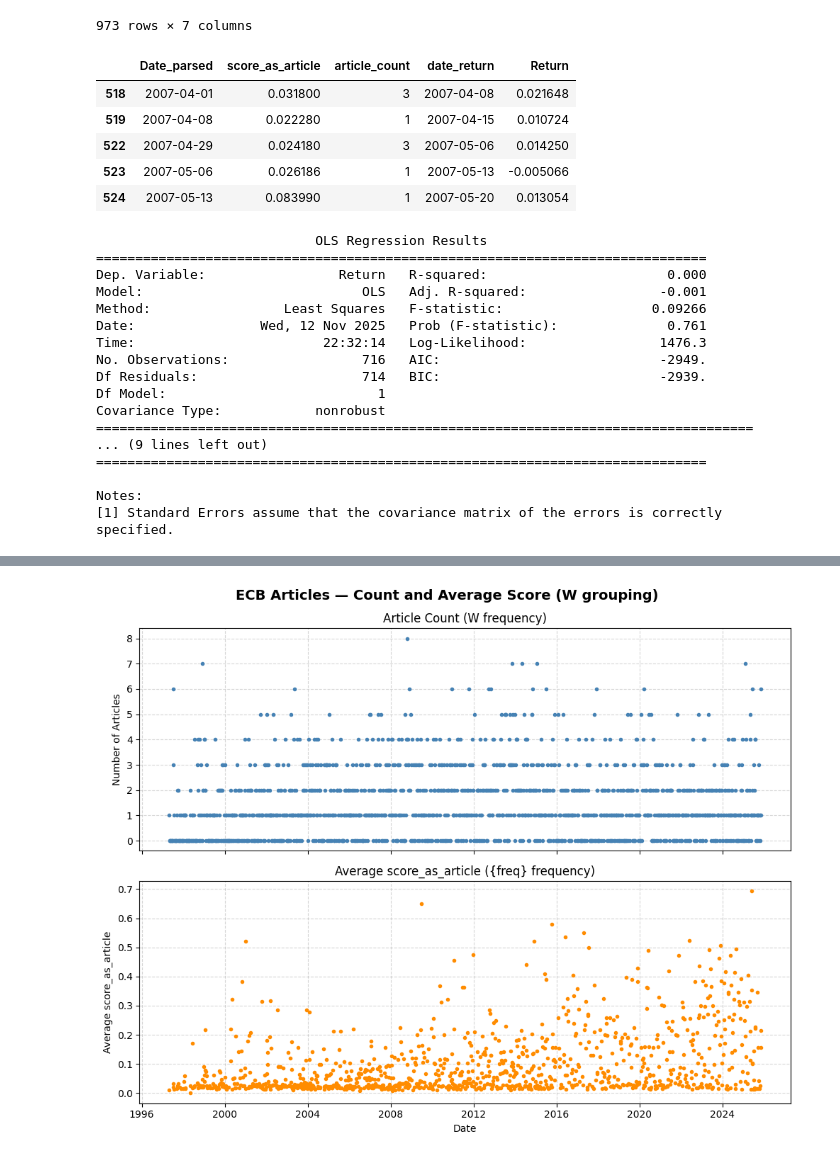
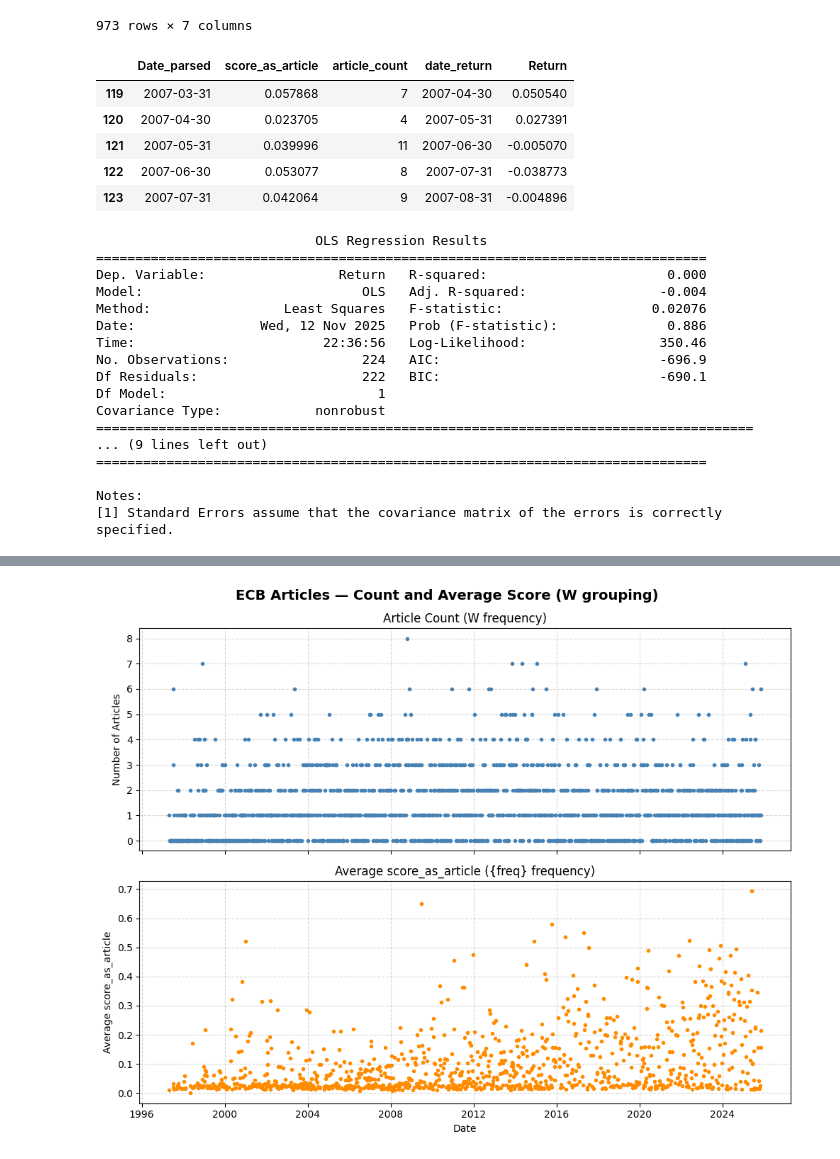
Before and after one commit to amjn480/project_ml_pm_vautrin_jean, a Jupyter notebook: main.ipynb, the cells around one changed output, grey strips where cells are left out. Drawn from its saved outputs; the diff is of its cells as text; code cells hidden in the pictures.

```diff
--- a/main.ipynb
+++ b/main.ipynb
@@ -926,32 +926,32 @@ dat.history(period='max', interval='1wk')
 | 2025-11-10 00:00:00+01:00 | 5608.669922 | 5804.660156 | 5608.669922 | 5787.310059 | 43008200 | 0.0 | 0.0 |
 973 rows × 7 columns
 # %%
-
+agreg_freq = "ME"
 article_list = df_score_by_article
 name_score = 'score_as_article'
 weekly_avg = (
     article_list
     .assign(Date_parsed=pd.to_datetime(article_list["Date"], format="%d %B %Y"))
-    .groupby(pd.Grouper(key="Date_parsed", freq="W"))
+    .groupby(pd.Grouper(key="Date_parsed", freq=agreg_freq))
     .agg(
         **{
             name_score: (name_score, "mean"),
             "article_count": (name_score, "count")
         }
     )
     .reset_index()
 )
 
-sx5e_returns = get_aligned_returns("^STOXX50E", freq="W", ref_df=weekly_avg)
+sx5e_returns = get_aligned_returns("^STOXX50E", freq=agreg_freq, ref_df=weekly_avg)
 
 sx5e_returns.dropna().head()
 # %% [output]
 |  | Date_parsed | score_as_article | article_count | date_return | Return |
-| 518 | 2007-04-01 | 0.031800 | 3 | 2007-04-08 | 0.021648 |
-| 519 | 2007-04-08 | 0.022280 | 1 | 2007-04-15 | 0.010724 |
-| 522 | 2007-04-29 | 0.024180 | 3 | 2007-05-06 | 0.014250 |
-| 523 | 2007-05-06 | 0.026186 | 1 | 2007-05-13 | -0.005066 |
-| 524 | 2007-05-13 | 0.083990 | 1 | 2007-05-20 | 0.013054 |
+| 119 | 2007-03-31 | 0.057868 | 7 | 2007-04-30 | 0.050540 |
+| 120 | 2007-04-30 | 0.023705 | 4 | 2007-05-31 | 0.027391 |
+| 121 | 2007-05-31 | 0.039996 | 11 | 2007-06-30 | -0.005070 |
+| 122 | 2007-06-30 | 0.053077 | 8 | 2007-07-31 | -0.038773 |
+| 123 | 2007-07-31 | 0.042064 | 9 | 2007-08-31 | -0.004896 |
 # %%
 import statsmodels.api as sm
 
@@ -972,12 +972,12 @@ print(model.summary())
                             OLS Regression Results
 ==============================================================================
 Dep. Variable:                 Return   R-squared:                       0.000
-Model:                            OLS   Adj. R-squared:                 -0.001
-Method:                 Least Squares   F-statistic:                   0.09266
-Date:                Wed, 12 Nov 2025   Prob (F-statistic):              0.761
-Time:                        22:32:14   Log-Likelihood:                 1476.3
-No. Observations:                 716   AIC:                            -2949.
-Df Residuals:                     714   BIC:                            -2939.
+Model:                            OLS   Adj. R-squared:                 -0.004
+Method:                 Least Squares   F-statistic:                   0.02076
+Date:                Wed, 12 Nov 2025   Prob (F-statistic):              0.886
+Time:                        22:36:56   Log-Likelihood:                 350.46
+No. Observations:                 224   AIC:                            -696.9
+Df Residuals:                     222   BIC:                            -690.1
 Df Model:                           1
 Covariance Type:            nonrobust
 ====================================================================================
```
Also changed, not shown: parts of 2 cells of this notebook.
